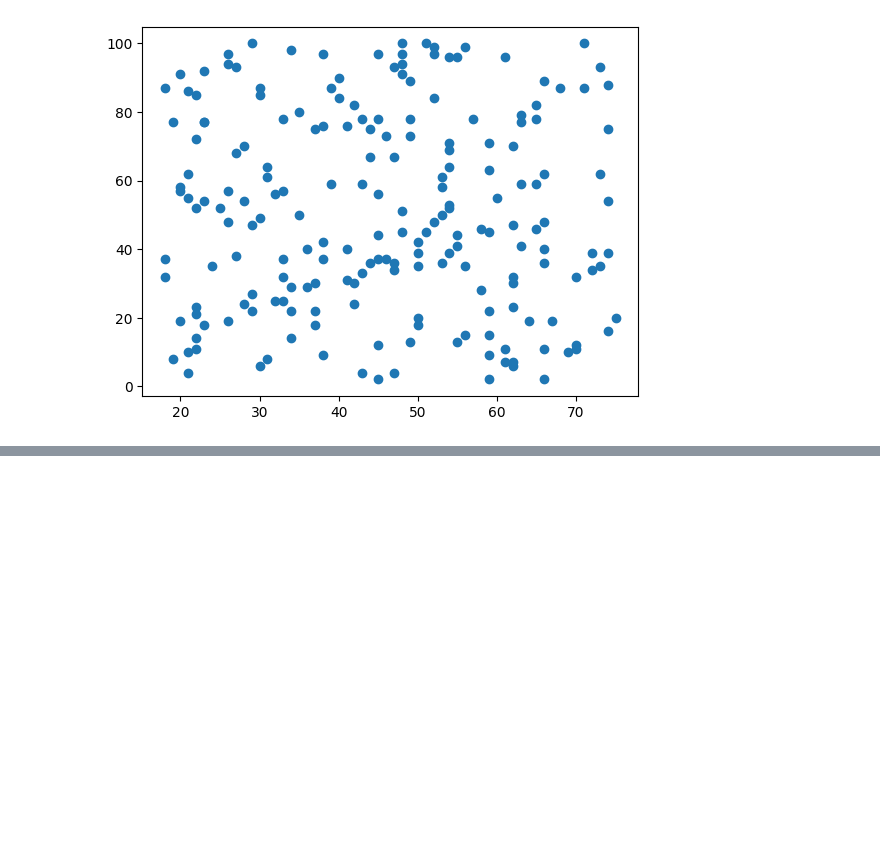
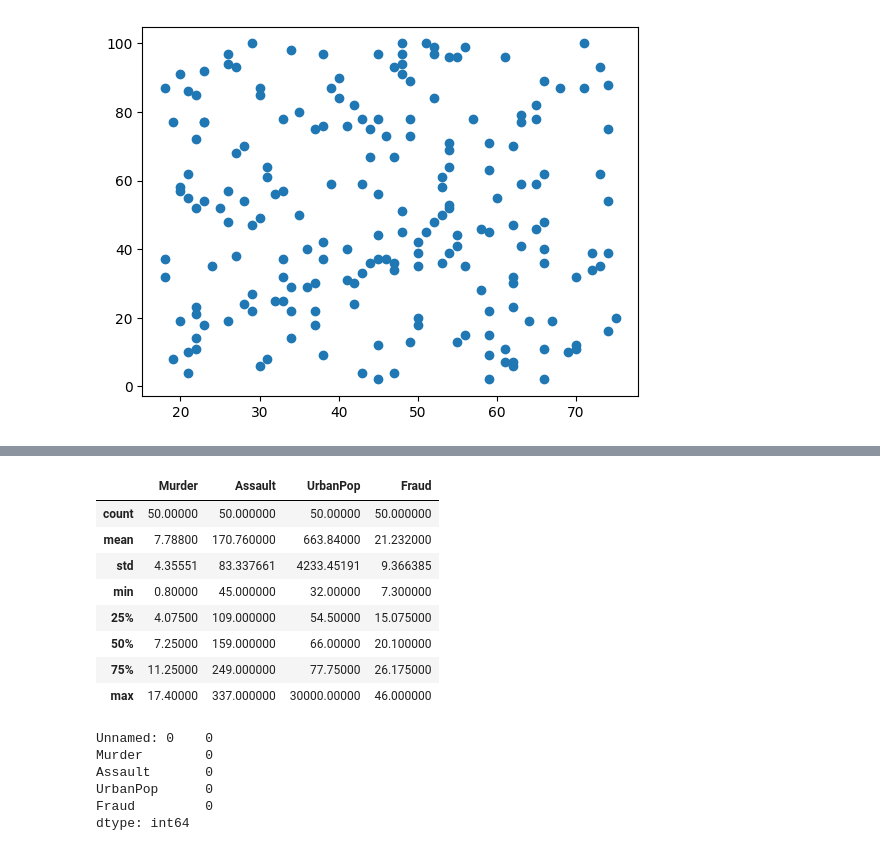
Before and after one commit to Rahulchauhan02/data-analysis, a Jupyter notebook: statisticsbasiscs.ipynb, the cells around one changed output, grey strips where cells are left out. Cells and saved outputs as stored; diff of their text form; code cells hidden in the pictures; blank space fills up the shorter version.

```diff
--- a/statisticsbasiscs.ipynb
+++ b/statisticsbasiscs.ipynb
@@ -266,3 +266,5 @@ plt.scatter(x= df2['CustomerAge'],y = df2['SpendingScore'])
 # %% [output]
 <matplotlib.collections.PathCollection at 0x...>
 [figure]
+# %%
+df3 = pd.read_excel('datasets/USArrests.xlsx')
@@ -268,0 +280,21 @@ plt.scatter(x= df2['CustomerAge'],y = df2['SpendingScore'])
+# %%
+df3.describe()
+# %% [output]
+|  | Murder | Assault | UrbanPop | Fraud |
+| count | 50.00000 | 50.000000 | 50.00000 | 50.000000 |
+| mean | 7.78800 | 170.760000 | 663.84000 | 21.232000 |
+| std | 4.35551 | 83.337661 | 4233.45191 | 9.366385 |
+| min | 0.80000 | 45.000000 | 32.00000 | 7.300000 |
+| 25% | 4.07500 | 109.000000 | 54.50000 | 15.075000 |
+| 50% | 7.25000 | 159.000000 | 66.00000 | 20.100000 |
+| 75% | 11.25000 | 249.000000 | 77.75000 | 26.175000 |
+| max | 17.40000 | 337.000000 | 30000.00000 | 46.000000 |
+# %%
+df3.isna().sum()
+# %% [output]
+Unnamed: 0    0
+Murder        0
+Assault       0
+UrbanPop      0
+Fraud         0
+dtype: int64
```
Also changed, not shown: parts of 1 cell of this notebook.
